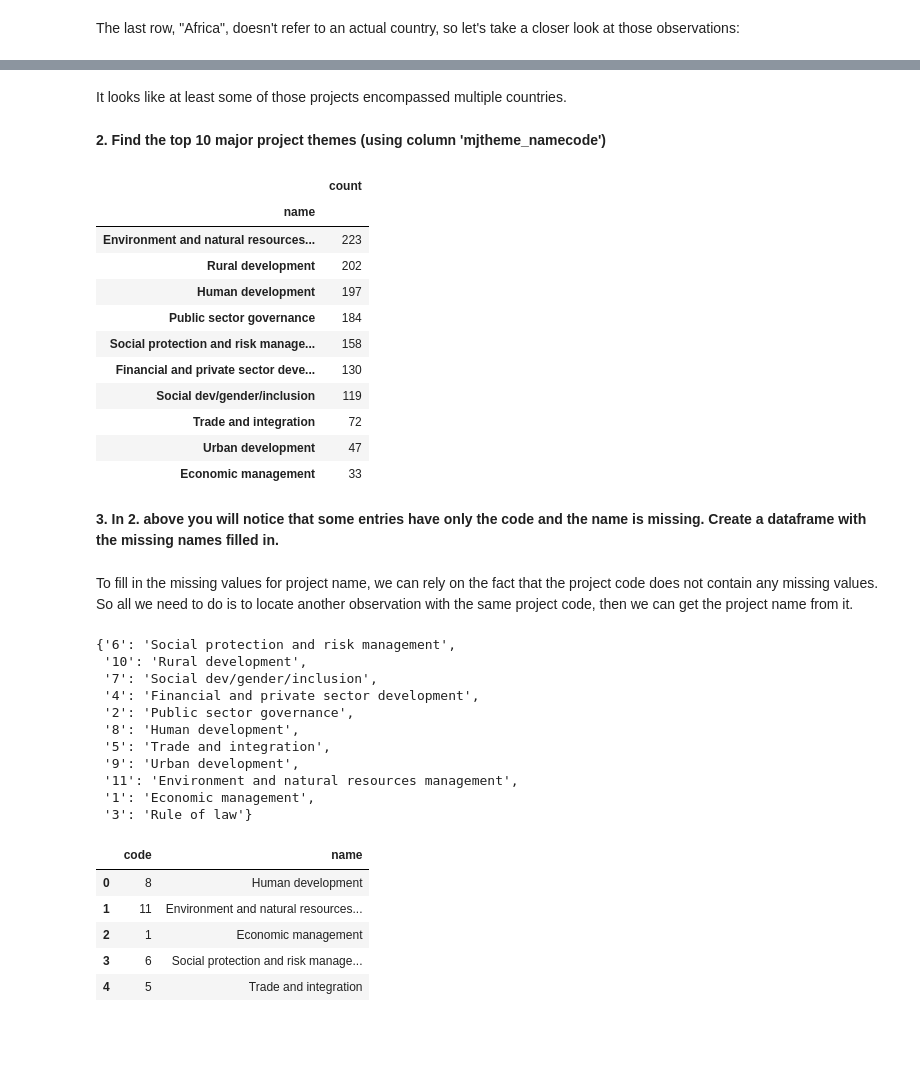
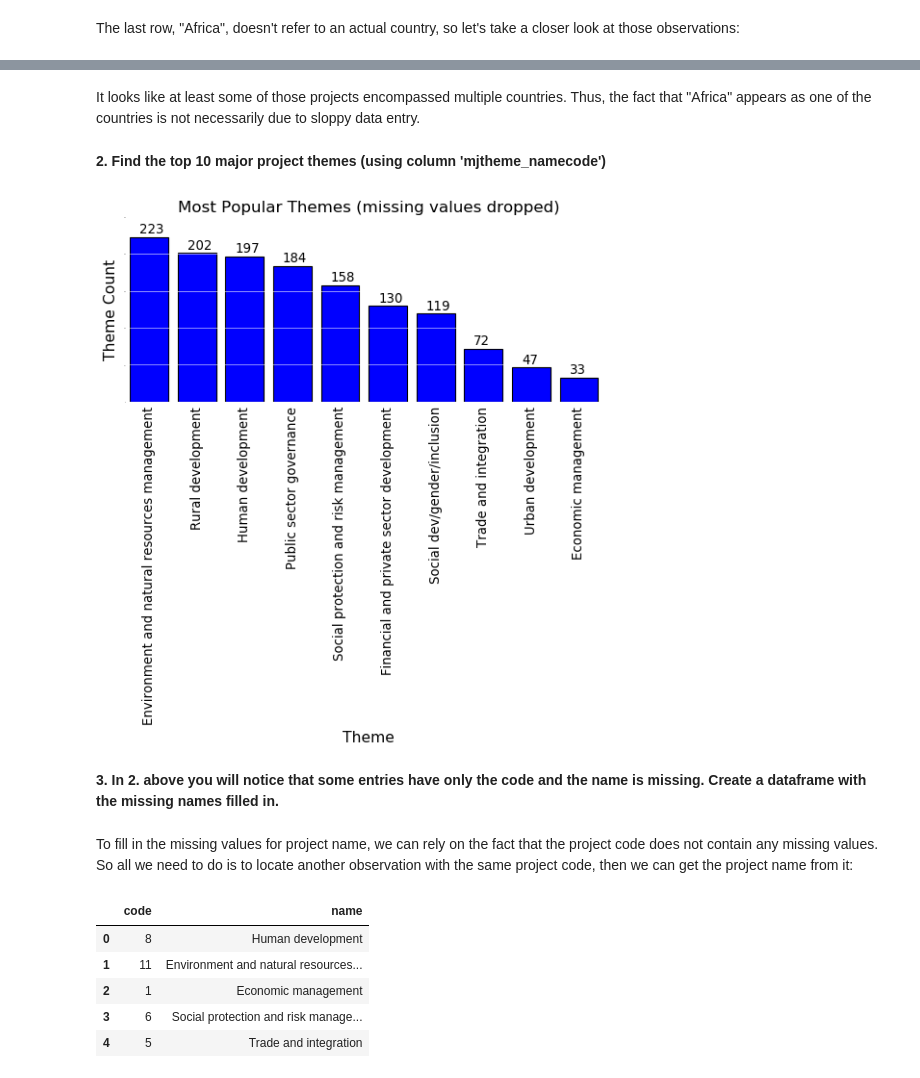
Before and after one commit to tloeber/Springboard, a Jupyter notebook: data_wrangling_json/sliderule_dsi_json_exercise.ipynb, the cells around one changed output, grey strips where cells are left out. Cells and saved outputs as stored; diff of their text form; code cells hidden in the pictures; blank space fills up the shorter version.

```diff
--- a/data_wrangling_json/sliderule_dsi_json_exercise.ipynb
+++ b/data_wrangling_json/sliderule_dsi_json_exercise.ipynb
@@ -63,4 +66,4 @@ json_normalize(data, 'counties', ['state', 'shortname', ['info', 'governor']])
 + data source: http://jsonstudio.com/resources/
 # %%
 # load json as string
-json.load((open('data/world_bank_projects_less.json')))
+# json.load((open('data/world_bank_projects_less.json')))
@@ -191,9 +162,9 @@ Name: borrower, dtype: object
 # %% [markdown]
-It looks like at least some of those projects encompassed multiple countries.
+It looks like at least some of those projects encompassed multiple countries.  Thus, the fact that "Africa" appears as one of the countries is not necessarily due to sloppy data entry.
 # %% [markdown]
 **2. Find the top 10 major project themes (using column 'mjtheme_namecode')**
 # %%
-# Since the themes are not at the top level of the JSON file, we need to flatten it.
+# Since the themes are not at the top level of the JSON file, we need to flatten the file.
 themes = json_normalize(projects_json, 'mjtheme_namecode')
 
 # Properly encode missing values (currently encoded as empty string)
@@ -203,34 +174,49 @@ themes.loc[themes.name=='','name'] = None
 themes_complete = themes.dropna(subset=['name'])
 
 # Group by theme and count, then sort by descending order
-themes_count = themes_complete.groupby('name').count().sort_values(by='code', ascending=False)
+themes_count = themes_complete.groupby('name').count() \
+                  .sort_values(by='code', ascending=False)
 
 # Properly name the counter column
 themes_count = themes_count.rename(columns={'code': 'count'})
-
-# Print the 10 most popular project themes
-themes_count.head(10)
-# %% [output]
-|  | count |
-| name |  |
-| Environment and natural resources... | 223 |
-| Rural development | 202 |
-| Human development | 197 |
-| Public sector governance | 184 |
-| Social protection and risk manage... | 158 |
-| Financial and private sector deve... | 130 |
-| Social dev/gender/inclusion | 119 |
-| Trade and integration | 72 |
-| Urban development | 47 |
-| Economic management | 33 |
+# %%
+with plt.style.context('classic'): # Discard Seaborn defaults
+
+    x = range(10) # x-axis position of themes
+    ind = themes_count.index[:10] # Themes to plot ("index")
+    counts = themes_count.iloc[:10,0].values # Themes counts
+
+    fig, ax = plt.subplots(figsize=(8, 3))
+    ax.bar(x=x, height=counts, color='b')
+
+    ax.set_title("Most Popular Themes (missing values dropped)", fontsize=15)
+    ax.set_xlabel("Theme", fontsize=14)
+    ax.set_ylabel("Theme Count", fontsize=14)
+
+    ax.set_xticks(np.arange(.4, 10.4, 1)) # center theme label under each bar
+    ax.set_xticklabels(ind) # add theme labels
+
+    fig.patch.set_facecolor('w')  # Change background color to white
+    ax.grid(axis='y', color='white', linestyle='-') # white grid
+    sns.despine(bottom=True, left=True) # Remove borders
+    # Rotate X-axes labels and remove ticks
+    ax.tick_params(axis='x', length=0, labelsize=12, labelrotation=90)
+
+    # Hide y-axes labels and add count to each bar
+    ax.tick_params(axis='y', length=0, labelsize = 0)
+    for x_position, count in zip(x, counts):
+        plt.annotate(format(count, ','), xy=(x_position+.2, count+5))
+
+plt.show()
+# %% [output]
+[figure, added]
 # %% [markdown]
 **3. In 2. above you will notice that some entries have only the code and the name is missing. Create a dataframe with the missing names filled in.**
 # %% [markdown]
-To fill in the missing values for project name, we can rely on the fact that the project code does not contain any missing values. So all we need to do is to locate another observation with the same project code, then we can get the project name from it.
+To fill in the missing values for project name, we can rely on the fact that the project code does not contain any missing values. So all we need to do is to locate another observation with the same project code, then we can get the project name from it:
 # %%
 # First collect all the unique project codes for which at least one project name is missing
 missing_codes = set(themes.loc[themes.name.isnull(), 'code'].values)
-# missing_codes
 
 # For each of these codes, find the matching project name and store the result in a dictionary
 themes_encoding = {}
@@ -242,20 +228,6 @@ for code in missing_codes:
             continue
         else:
             themes_encoding[code] = potential_name
-
-# themes_encoding
-# %% [output]
-{'6': 'Social protection and risk management',
- '10': 'Rural development',
- '7': 'Social dev/gender/inclusion',
- '4': 'Financial and private sector development',
- '2': 'Public sector governance',
- '8': 'Human development',
- '5': 'Trade and integration',
- '9': 'Urban development',
- '11': 'Environment and natural resources management',
- '1': 'Economic management',
- '3': 'Rule of law'}
 # %%
 # Fill missing values
 themes.loc[themes.name.isnull(), 'name'] = themes.code.apply(lambda code: themes_encoding[code])
```
Also changed, not shown: parts of 11 cells of this notebook.
